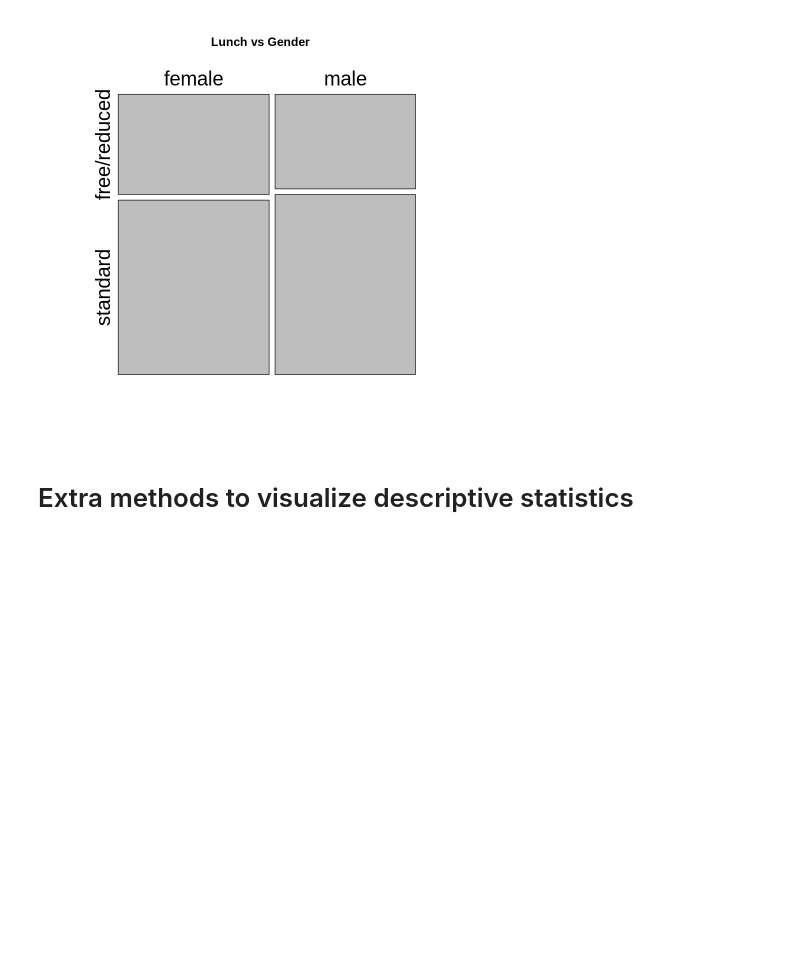
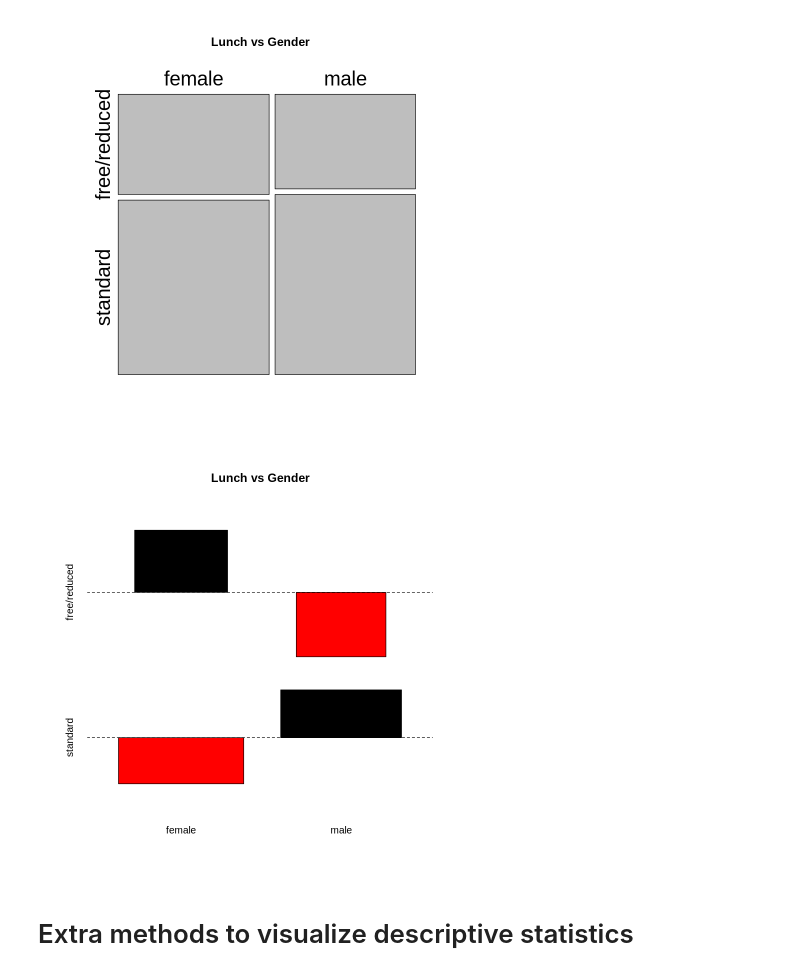
Before and after one commit to luuloi/AppliedBioinformatics2023, a Jupyter notebook: Lecture3/03_Statistics.ipynb, the cells around one changed output. Cells and saved outputs as stored; diff of their text form; code cells hidden in the pictures; blank space fills up the shorter version.

```diff
--- a/Lecture3/03_Statistics.ipynb
+++ b/Lecture3/03_Statistics.ipynb
@@ -132,6 +132,11 @@ ggplot(data_new_2, aes(x = gender, y = freq, fill = lunch)) +
 mosaicplot(table(data$gender, data$lunch), cex = 2, main="Lunch vs Gender")
 # %% [output]
 [figure]
+# %%
+## Assocplot
+assocplot(table(data$gender, data$lunch), main="Lunch vs Gender")
+# %% [output]
+[figure, added]
 # %% [markdown]
 # Extra methods to visualize descriptive statistics
 # %% [markdown]
```
